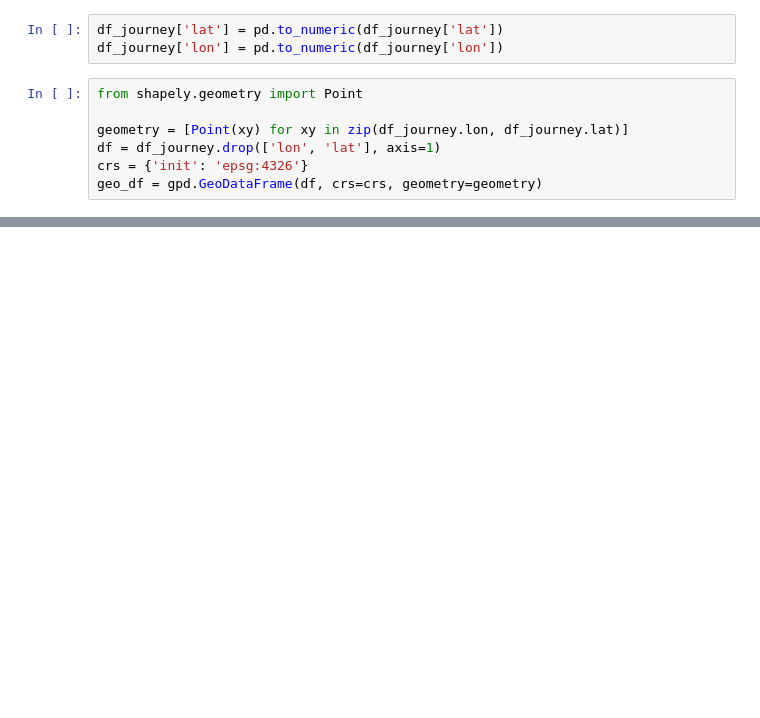
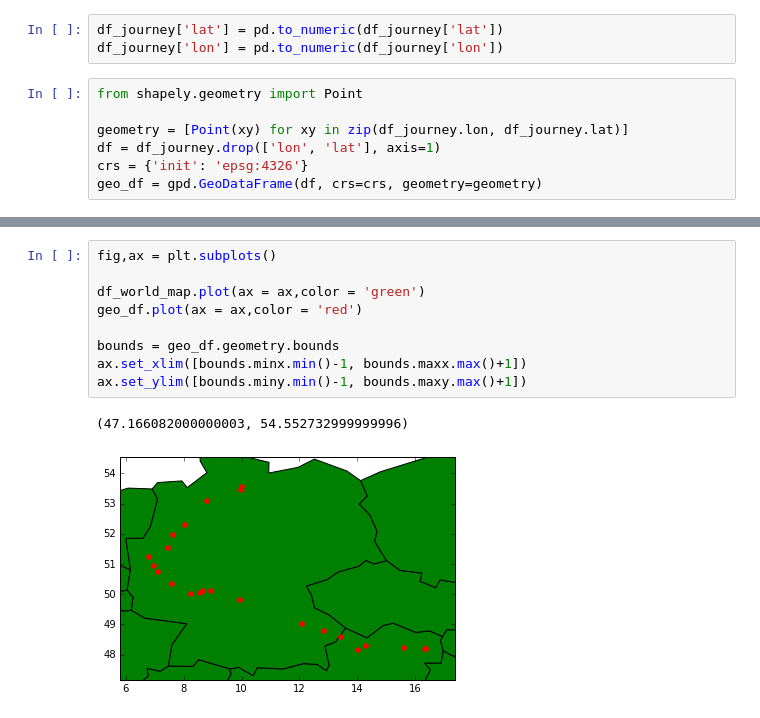
Before and after one commit to martinlarsalbert/TrainMap, a Jupyter notebook: API_test.ipynb, the cells around one changed output, grey strips where cells are left out. Cells and saved outputs as stored; diff of their text form; blank space fills up the shorter version.

```diff
--- a/API_test.ipynb
+++ b/API_test.ipynb
@@ -87,0 +158,12 @@ help(df_world_map.query)
+# %%
+fig,ax = plt.subplots()
+
+df_world_map.plot(ax = ax,color = 'green')
+geo_df.plot(ax = ax,color = 'red')
+
+bounds = geo_df.geometry.bounds
+ax.set_xlim([bounds.minx.min()-1, bounds.maxx.max()+1])
+ax.set_ylim([bounds.miny.min()-1, bounds.maxy.max()+1])
+# %% [output]
+(47.166082000000003, 54.552732999999996)
+[figure, added]
```
Also changed, not shown: parts of 9 cells of this notebook, 1 other file.
